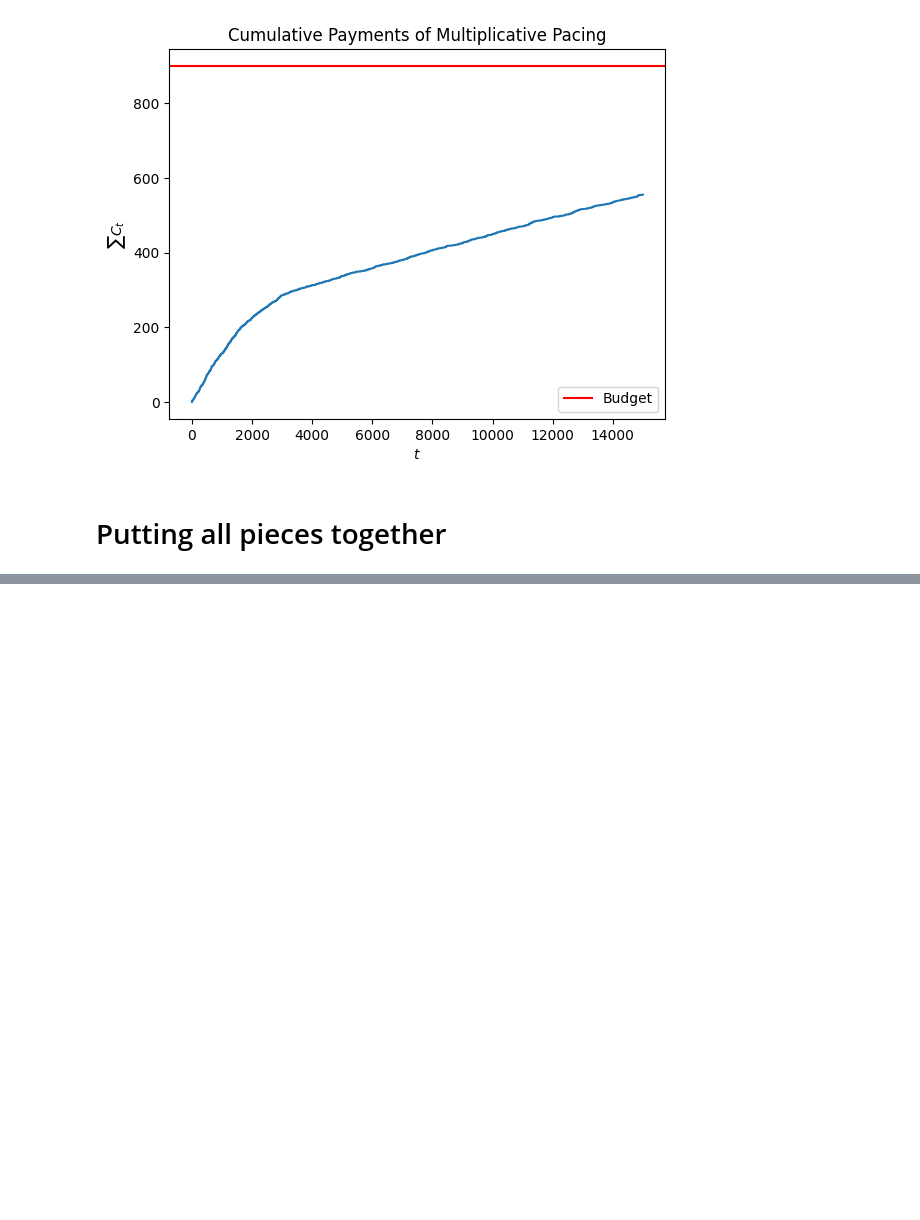
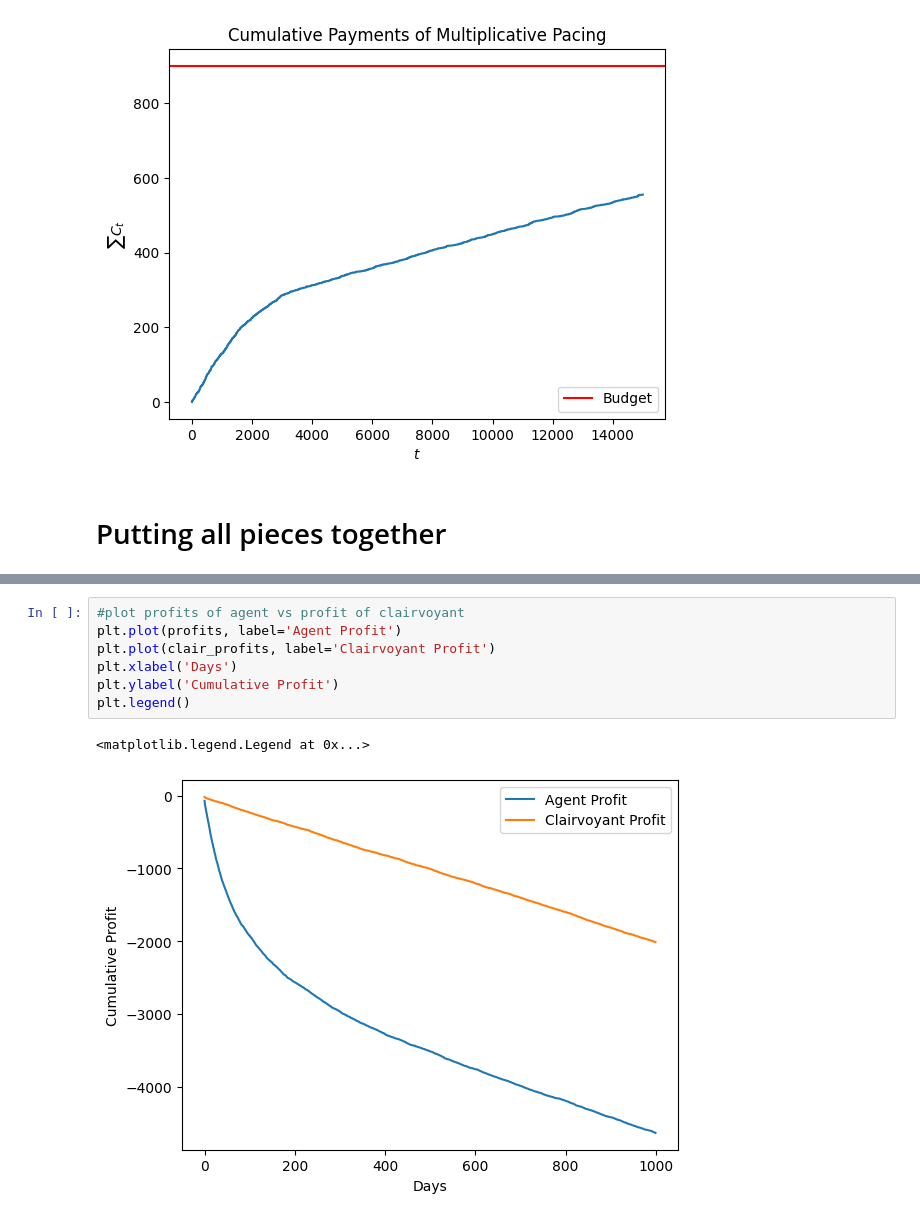
Before and after one commit to manuu1311/OLA-project, a Jupyter notebook: Deliverables/Requirement2/requirement2.ipynb, the cells around one changed output, grey strips where cells are left out. Saved outputs shown, nothing was run; the diff lists cells and outputs as text; blank space fills up the shorter version.

```diff
--- a/Deliverables/Requirement2/requirement2.ipynb
+++ b/Deliverables/Requirement2/requirement2.ipynb
@@ -423,3 +450,13 @@ np.sum(m_t),np.sum(clairvoyant_payments)
+# %%
+#plot profits of agent vs profit of clairvoyant
+plt.plot(profits, label='Agent Profit')
+plt.plot(clair_profits, label='Clairvoyant Profit')
+plt.xlabel('Days')
+plt.ylabel('Cumulative Profit')
+plt.legend()
+# %% [output]
+<matplotlib.legend.Legend at 0x...>
+[figure, added]
 # %%
 plt.plot(np.arange(days),clair_profits-profits)
 plt.xlabel('$t$')
```
Also changed, not shown: parts of 15 cells of this notebook.
